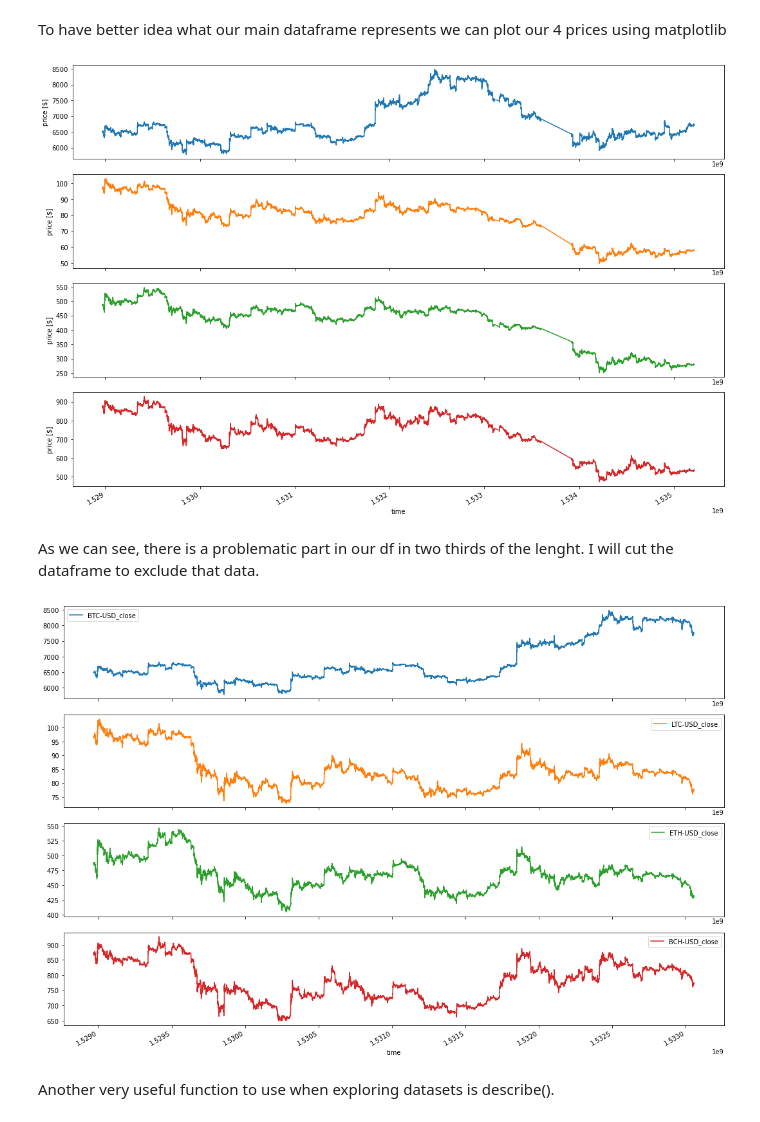
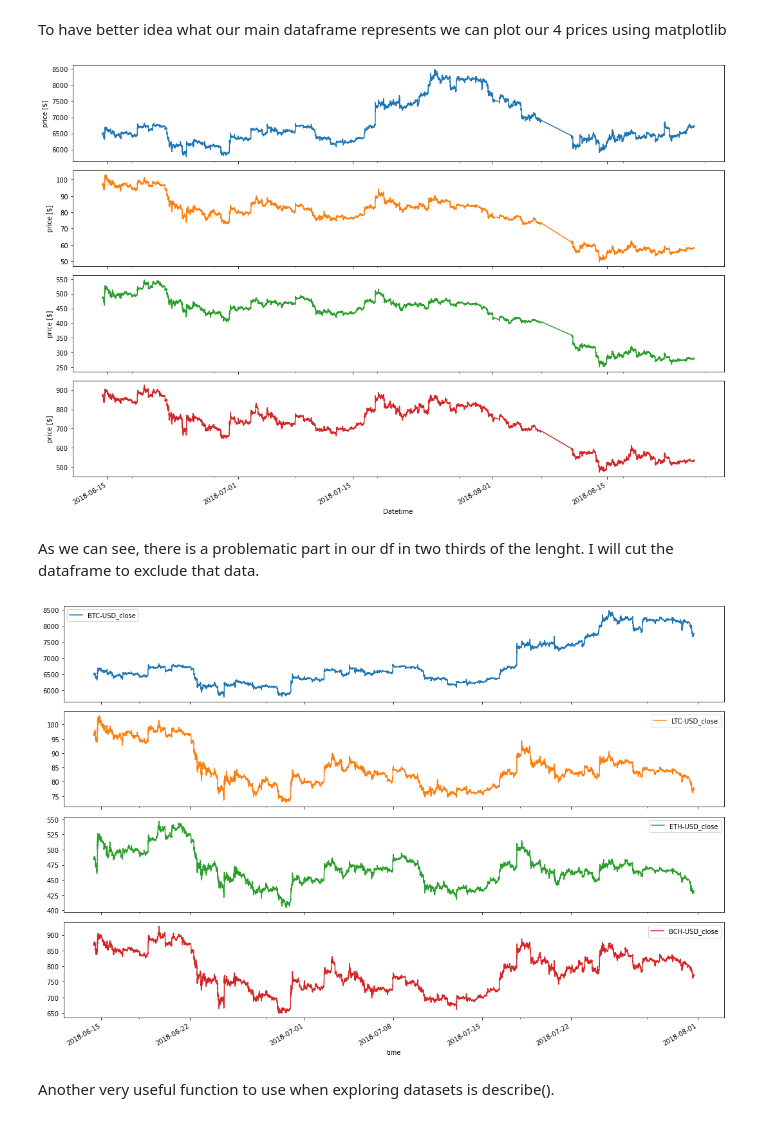
Before and after one commit to ondrabimka/RNN_prediction, a Jupyter notebook: Forecasting.ipynb, the cells around one changed output. Drawn from its saved outputs; the diff is of its cells as text; code cells hidden in the pictures.

```diff
--- a/Forecasting.ipynb
+++ b/Forecasting.ipynb
@@ -109,3 +109,5 @@ main_df
 | 1535215140 | 6715.000000 | 58.020000 | 279.660004 | 531.479980 |
 | 1535215200 | 6715.000000 | 58.080002 | 279.649994 | 531.479980 |
 86117 rows × 4 columns
+# %%
+main_df.index = pd.to_datetime(main_df.index,unit='s')
@@ -112,11 +131,11 @@ main_df
 # %% [markdown]
 To have better idea what our main dataframe represents we can plot our 4 prices using matplotlib
 # %%
-main_df.plot(subplots=True, legend = False, xlabel="time", ylabel="price [$]")
+main_df.plot(subplots=True, legend = False, xlabel="Datetime", ylabel="price [$]")
 plt.tight_layout()
 plt.show()
 # %% [output]
-[figure, old version]
+[figure, new version]
 # %% [markdown]
 As we can see, there is a problematic part in our df in two thirds of the lenght.
 I will cut the dataframe to exclude that data.
@@ -124,11 +143,10 @@ I will cut the dataframe to exclude that data.
 n = int(len(main_df)*0.70)
 main_df = main_df[:n]
 main_df.plot(subplots=True)
-#main_df.fillna(method="ffill", inplace=True)
 plt.tight_layout()
 plt.show()
 # %% [output]
-[figure, old version]
+[figure, new version]
 # %% [markdown]
 Another very useful function to use when exploring datasets is describe().
 # %%
```
Also changed, not shown: parts of 110 cells of this notebook, 2 other files.
